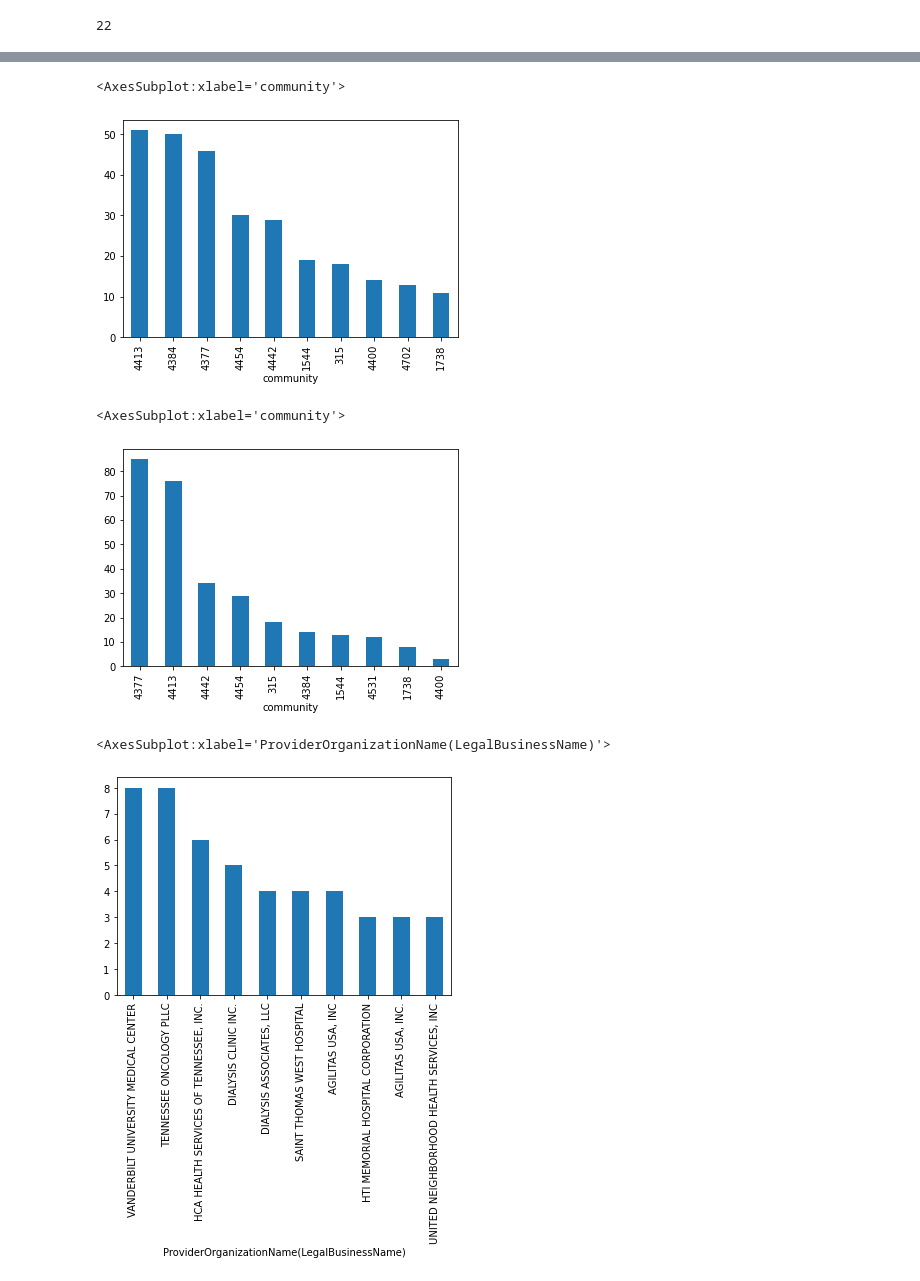
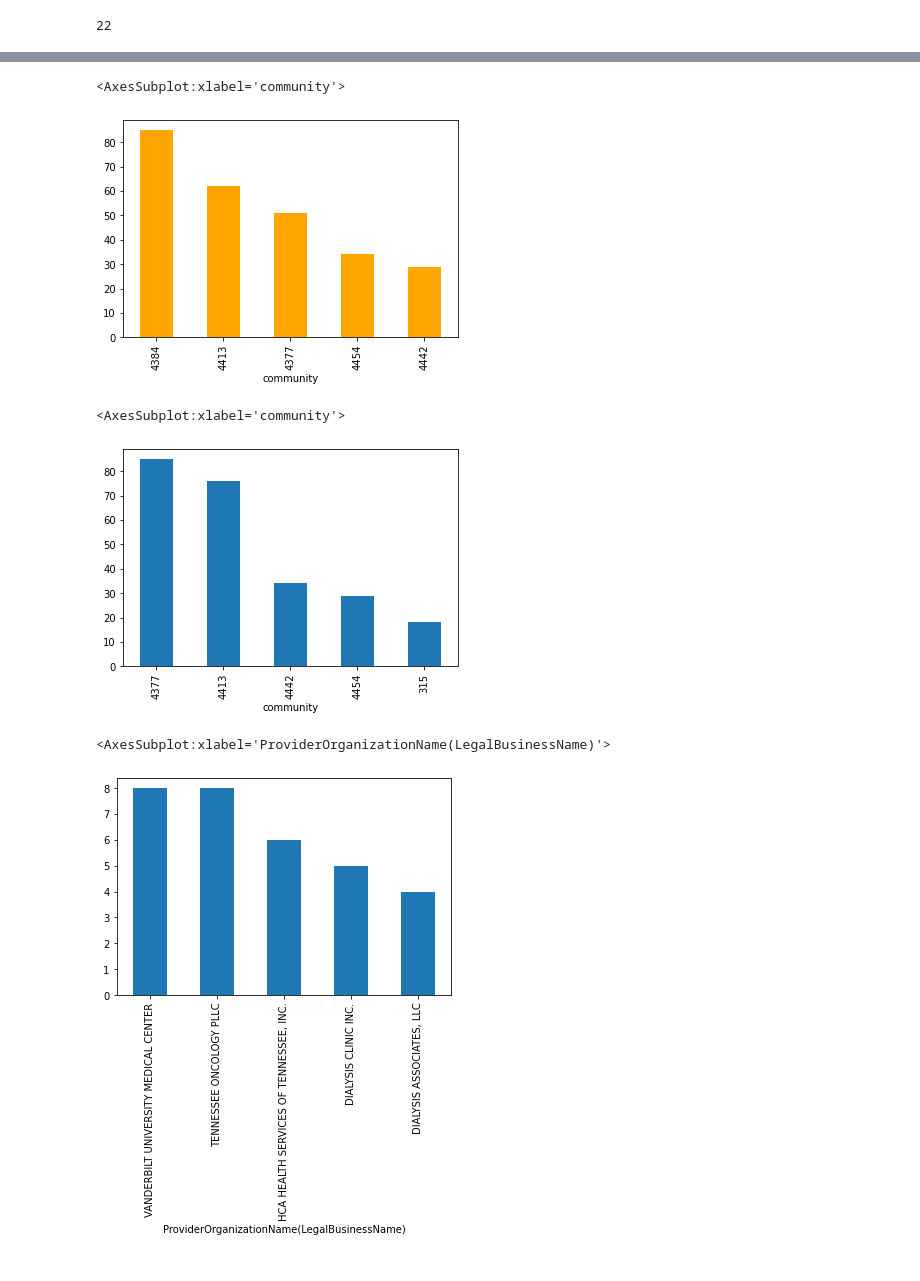
Before and after one commit to nss-data-science-cohort-6/hop_team-double-eagle-ii, a Jupyter notebook: hop_final.ipynb, the cells around one changed output, grey strips where cells are left out. Cells and saved outputs as stored; diff of their text form; code cells hidden in the pictures.

```diff
--- a/hop_final.ipynb
+++ b/hop_final.ipynb
@@ -70,23 +70,23 @@ hop_output.groupby(['community'])['Classification'].nunique().sort_values(ascend
 # %%
 plt.ticklabel_format(style='plain', useOffset=False, axis='y')
-hop_output.groupby(['community'])['Classification'].nunique().sort_values(ascending = False).head(10).plot(kind = 'bar')
+hop_output.groupby(['community'])['Specialization'].nunique().sort_values(ascending = False).head(5).plot(kind = 'bar', color = 'orange')
 # Specializations by Community ID
 # %% [output]
 <AxesSubplot:xlabel='community'>
-[figure, old version]
+[figure, new version]
 # %%
 plt.ticklabel_format(style='plain', useOffset=False, axis='y')
-hop_output.groupby(['community'])['ProviderOrganizationName(LegalBusinessName)'].nunique().sort_values(ascending = False).head(10).plot(kind = 'bar')
+hop_output.groupby(['community'])['ProviderOrganizationName(LegalBusinessName)'].nunique().sort_values(ascending = False).head(5).plot(kind = 'bar')
 # Provider Organizations by Community ID
 # %% [output]
 <AxesSubplot:xlabel='community'>
-[figure, old version]
+[figure, new version]
 # %%
 plt.ticklabel_format(style='plain', useOffset=False, axis='y')
-hop_output.groupby(['ProviderOrganizationName(LegalBusinessName)'])['community'].count().sort_values(ascending = False).head(10).plot(kind = 'bar')
+hop_output.groupby(['ProviderOrganizationName(LegalBusinessName)'])['community'].count().sort_values(ascending = False).head(5).plot(kind = 'bar')
 # Community ID's by Provider Organization
 # %% [output]
 <AxesSubplot:xlabel='ProviderOrganizationName(LegalBusinessName)'>
-[figure, old version]
+[figure, new version]
 # %%
 plt.ticklabel_format(style='plain', useOffset=False, axis='y')
```
Also changed, not shown: parts of 21 cells of this notebook.
